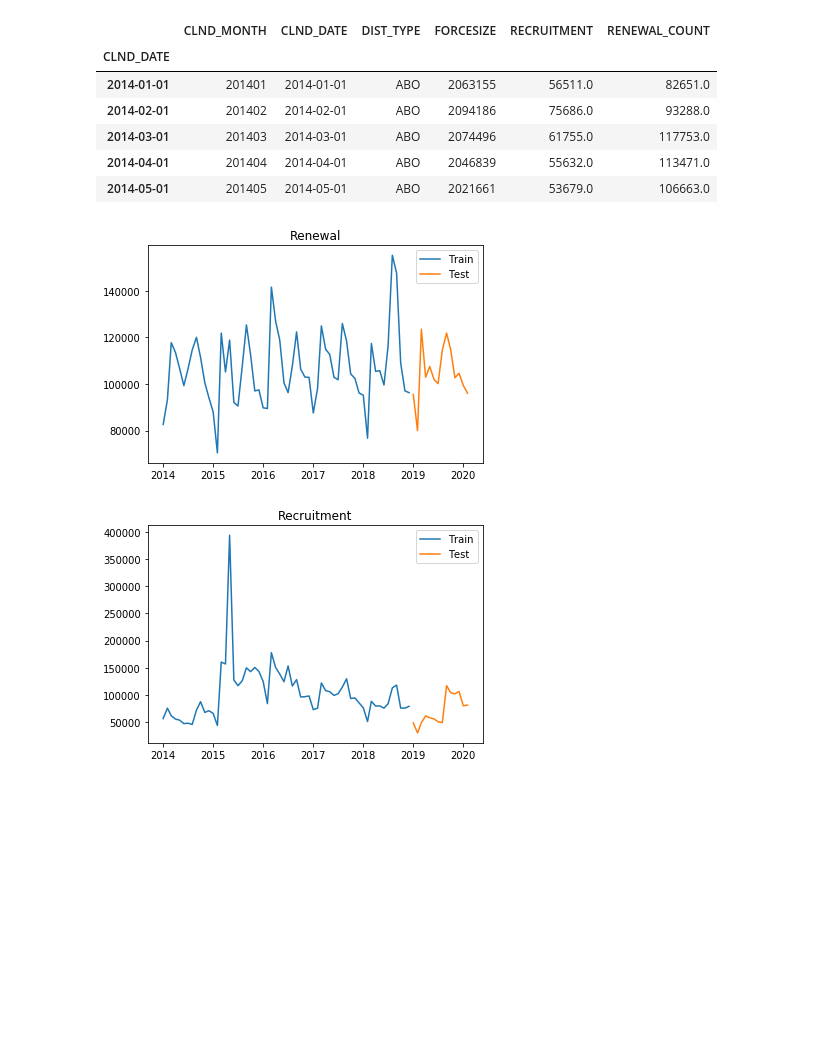
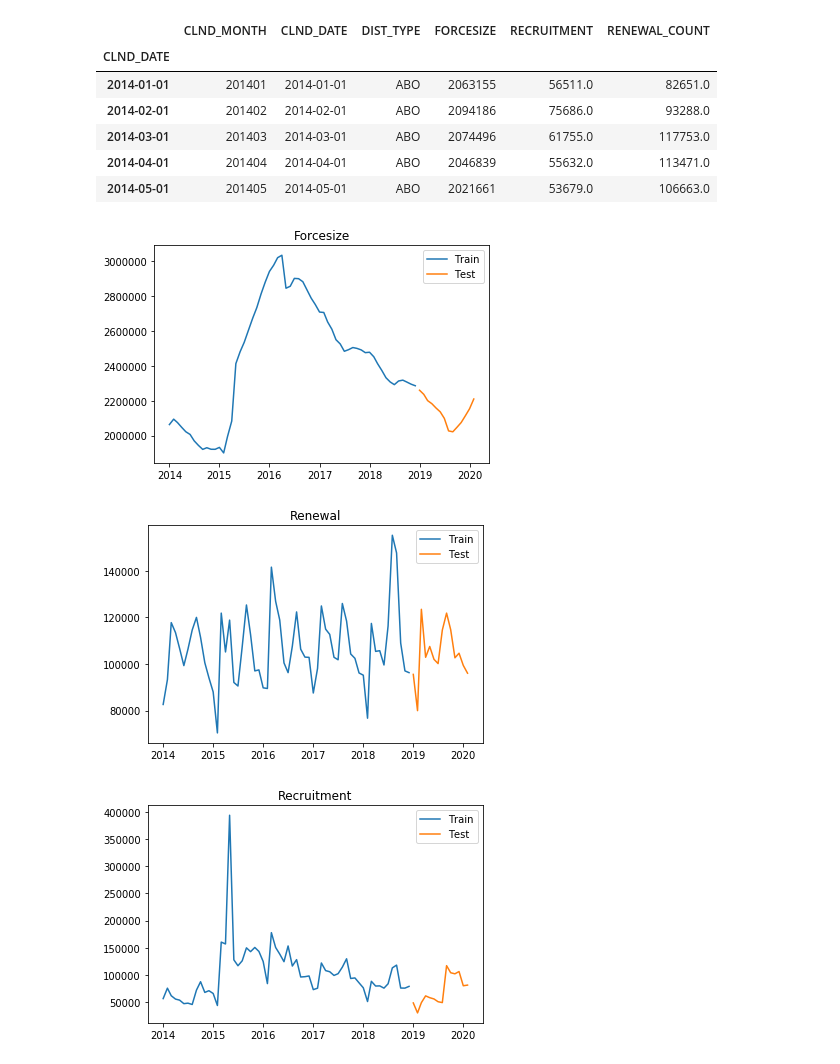
Before and after one commit to kiwifww/time-series, a Jupyter notebook: forcesize forecasting.ipynb, the cells around one changed output. Saved outputs shown, nothing was run; the diff lists cells and outputs as text; code cells hidden in the pictures; blank space fills up the shorter version.

```diff
--- a/forcesize forecasting.ipynb
+++ b/forcesize forecasting.ipynb
@@ -20,26 +17,36 @@ df.head()
 | 2014-04-01 | 201404 | 2014-04-01 | ABO | 2046839 | 55632.0 | 113471.0 |
 | 2014-05-01 | 201405 | 2014-05-01 | ABO | 2021661 | 53679.0 | 106663.0 |
 # %%
-train = df[0:60]
-test = df[60:]
+train_data_month = 60
+train = df[0:train_data_month]
+test = df[train_data_month:]
+
+# plt.figure(figsize=(9, 6))
+# plt.subplot(2,1,1)
+plt.plot(train.index, train['FORCESIZE'], label='Train')
+plt.plot(test.index, test['FORCESIZE'], label='Test')
+plt.title('Forcesize')
+plt.legend()
+plt.show()
 
 # plt.figure(figsize=(9, 6))
 # plt.subplot(2,1,1)
 plt.plot(train.index, train['RENEWAL_COUNT'], label='Train')
 plt.plot(test.index, test['RENEWAL_COUNT'], label='Test')
 plt.title('Renewal')
 plt.legend()
 plt.show()
 
 # plt.figure(figsize=(9, 6))
 # plt.subplot(2,1,2)
 plt.plot(train.index, train['RECRUITMENT'], label='Train')
 plt.plot(test.index, test['RECRUITMENT'], label='Test')
 plt.title('Recruitment')
 plt.legend()
 plt.show()
 # %% [output]
-[figure, old version]
+[figure, new version]
-[figure, old version]
+[figure, new version]
+[figure, added]
 # %%
 import statsmodels.api as sm
```
Also changed, not shown: parts of 4 cells of this notebook.
